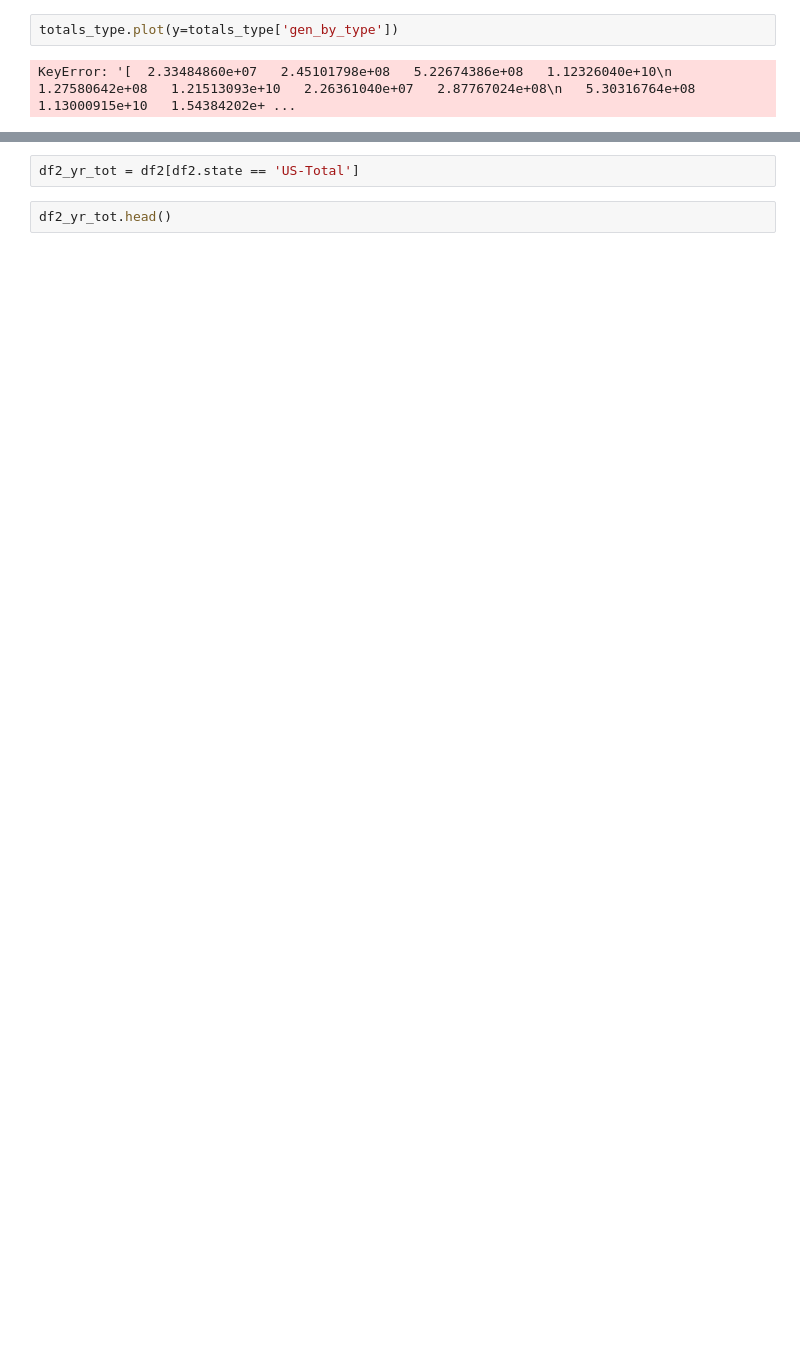
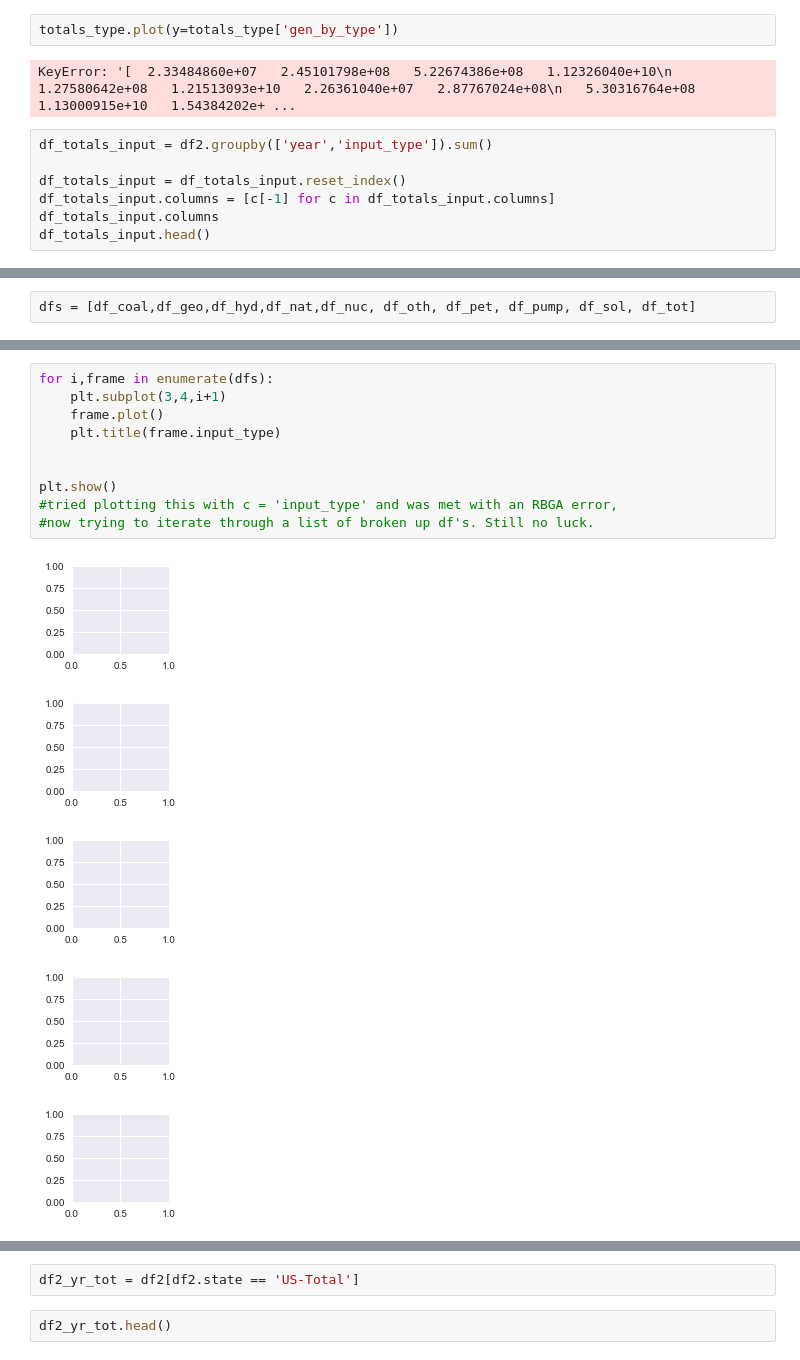
Before and after one commit to JackNDwyer/Capstone, a Jupyter notebook: Capstone EDA Final.ipynb, the cells around one changed output, grey strips where cells are left out. Drawn from its saved outputs; the diff is of its cells as text; blank space fills up the shorter version.

```diff
--- a/Capstone EDA Final.ipynb
+++ b/Capstone EDA Final.ipynb
@@ -113,3 +143,10 @@ AttributeError: 'Index' object has no attribute 'droplevel'
 totals_type.plot(y=totals_type['gen_by_type'])
 # %% [output]
 KeyError: '[  2.33484860e+07   2.45101798e+08   5.22674386e+08   1.12326040e+10\n   1.27580642e+08   1.21513093e+10   2.26361040e+07   2.87767024e+08\n   5.30316764e+08   1.13000915e+10   1.54384202e+ ...
+# %%
+df_totals_input = df2.groupby(['year','input_type']).sum()
+
+df_totals_input = df_totals_input.reset_index()
+df_totals_input.columns = [c[-1] for c in df_totals_input.columns]
+df_totals_input.columns
+df_totals_input.head()
@@ -129,0 +213,2 @@ df2.columns
+# %%
+dfs = [df_coal,df_geo,df_hyd,df_nat,df_nuc, df_oth, df_pet, df_pump, df_sol, df_tot]
@@ -129,0 +235,16 @@ df2.columns
+# %%
+for i,frame in enumerate(dfs):
+    plt.subplot(3,4,i+1)
+    frame.plot()
+    plt.title(frame.input_type)
+
+
+plt.show()
+#tried plotting this with c = 'input_type' and was met with an RBGA error,
+#now trying to iterate through a list of broken up df's. Still no luck.
+# %% [output]
+[figure, added]
+[figure, added]
+[figure, added]
+[figure, added]
+[figure, added]
```
Also changed, not shown: parts of 11 cells of this notebook.
